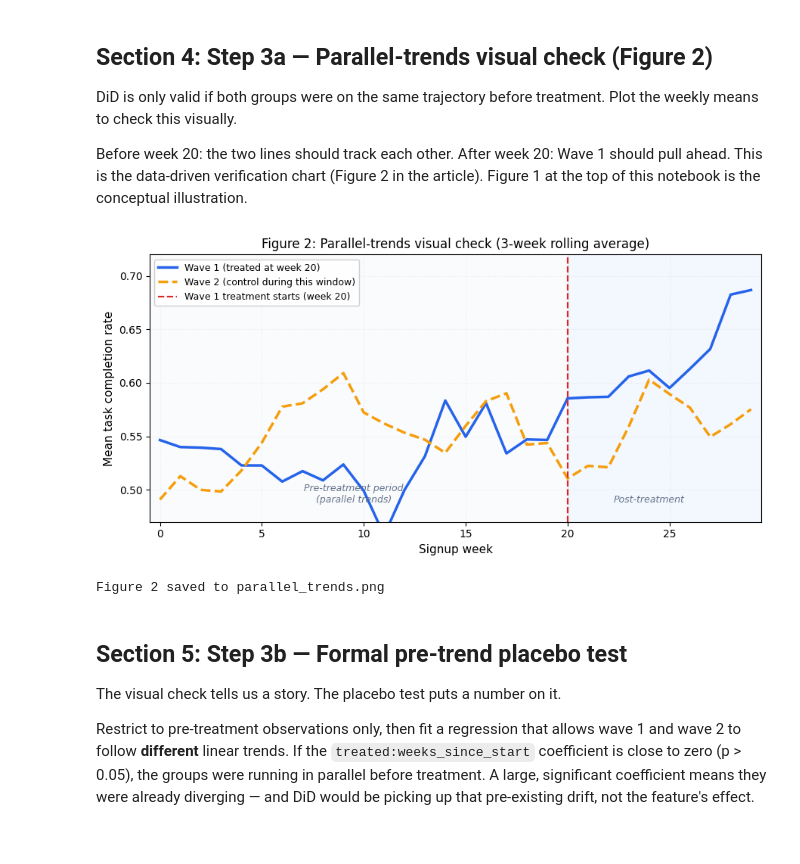
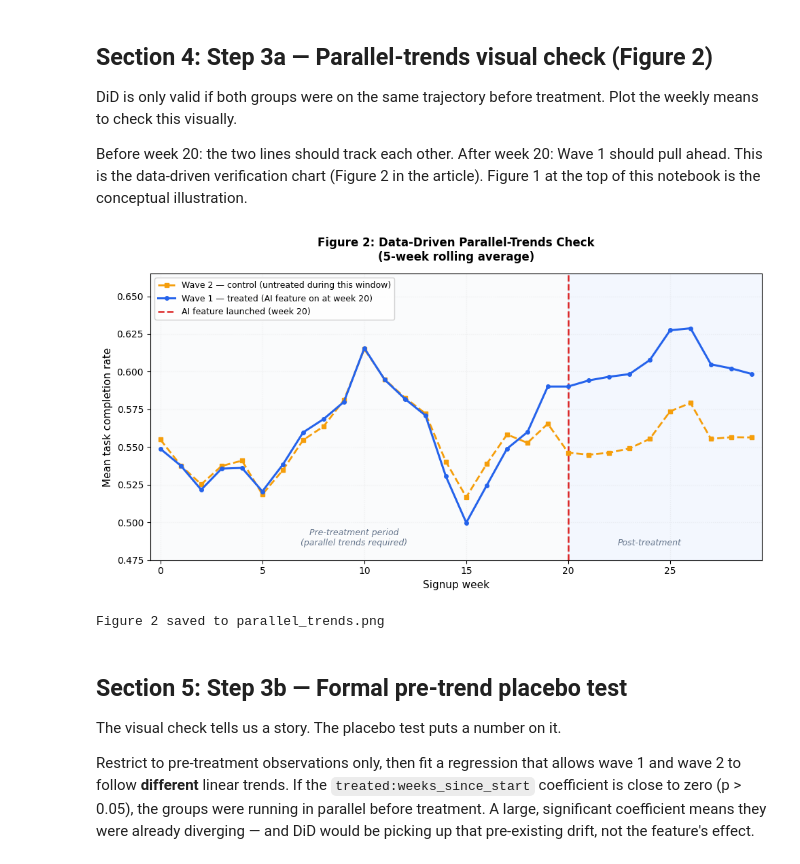
Before and after one commit to RudrenduPaul/product-experimentation-causal-inference-genai-llm, a Jupyter notebook: 01_did_staged_rollouts/did_demo.ipynb, the cells around one changed output. Saved outputs shown, nothing was run; the diff lists cells and outputs as text; code cells hidden in the pictures.

```diff
--- a/01_did_staged_rollouts/did_demo.ipynb
+++ b/01_did_staged_rollouts/did_demo.ipynb
@@ -220,44 +220,48 @@ Before week 20: the two lines should track each other. After week 20: Wave 1 sho
 # %%
 pre = df[df.signup_week < 30].copy()
 weekly = (pre.groupby(['signup_week', 'wave'])
              .task_completed.mean()
              .reset_index()
              .pivot(index='signup_week', columns='wave', values='task_completed'))
 
-# 3-week rolling average to smooth sampling noise (weekly bins have ~175 users each)
-smoothed = weekly.rolling(3, center=True, min_periods=1).mean()
+# 5-week centered rolling average to smooth sampling noise between bins
+smoothed = weekly.rolling(5, center=True, min_periods=2).mean()
 
-fig, ax = plt.subplots(figsize=(9, 4.5))
+TREATMENT_WEEK = 20
 
-ax.axvspan(-0.5, 20, alpha=0.04, color='#94A3B8', zorder=0)
-ax.axvspan(20, 29.5, alpha=0.06, color='#3B82F6', zorder=0)
+fig, ax = plt.subplots(figsize=(10, 5.5))
+ax.axvspan(-0.5, TREATMENT_WEEK, alpha=0.04, color='#94A3B8', zorder=0)
+ax.axvspan(TREATMENT_WEEK, 29.5, alpha=0.06, color='#3B82F6', zorder=0)
 
-ax.plot(smoothed.index, smoothed[1], color='#2563EB', linewidth=2.5,
-        label='Wave 1 (treated at week 20)')
-ax.plot(smoothed.index, smoothed[2], color='#F59E0B', linewidth=2.5,
-        linestyle='--', label='Wave 2 (control during this window)')
-ax.axvline(20, color='#DC2626', linestyle='--', linewidth=1.6,
-           label='Wave 1 treatment starts (week 20)')
+ax.plot(smoothed.index, smoothed[2], 's--', color='#F59E0B', linewidth=2,
+        markersize=4, label='Wave 2 — control (untreated during this window)', zorder=3)
+ax.plot(smoothed.index, smoothed[1], 'o-', color='#2563EB', linewidth=2.2,
+        markersize=4, label='Wave 1 — treated (AI feature on at week 20)', zorder=4)
+ax.axvline(TREATMENT_WEEK, color='#DC2626', linestyle='--', linewidth=1.8,
+           label='AI feature launched (week 20)')
 
-ax.text(9.5, 0.488, 'Pre-treatment period\n(parallel trends)', fontsize=9,
-        ha='center', color='#64748B', style='italic')
-ax.text(24, 0.488, 'Post-treatment', fontsize=9, ha='center',
-        color='#64748B', style='italic')
+ax.text(9.5, 0.485, 'Pre-treatment period\n(parallel trends required)',
+        fontsize=9, ha='center', color='#64748B', style='italic')
+ax.text(24, 0.485, 'Post-treatment',
+        fontsize=9, ha='center', color='#64748B', style='italic')
 
 ax.set_xlabel('Signup week', fontsize=11)
 ax.set_ylabel('Mean task completion rate', fontsize=11)
-ax.set_title('Figure 2: Parallel-trends visual check (3-week rolling average)', fontsize=12)
-ax.legend(fontsize=9, framealpha=0.92)
+ax.set_title(
+    'Figure 2: Data-Driven Parallel-Trends Check\n(5-week rolling average)',
+    fontsize=12, fontweight='bold', pad=14
+)
+ax.legend(loc='upper left', fontsize=9, framealpha=0.92)
 ax.set_xlim(-0.5, 29.5)
-ax.set_ylim(0.47, 0.72)
+ax.set_ylim(0.475, 0.665)
 ax.grid(True, alpha=0.18, linestyle=':')
 ax.tick_params(labelsize=10)
 plt.tight_layout()
 plt.savefig('parallel_trends.png', dpi=150, bbox_inches='tight')
 plt.show()
 print('Figure 2 saved to parallel_trends.png')
 # %% [output]
-[figure, old version]
+[figure, new version]
 Figure 2 saved to parallel_trends.png
 # %% [markdown]
 ## Section 5: Step 3b — Formal pre-trend placebo test
```
Also changed, not shown: parts of 6 cells of this notebook, 2 other files.
